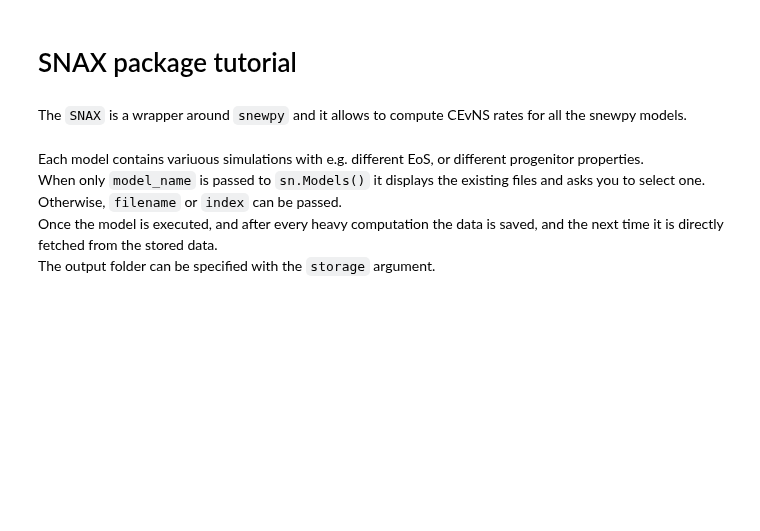
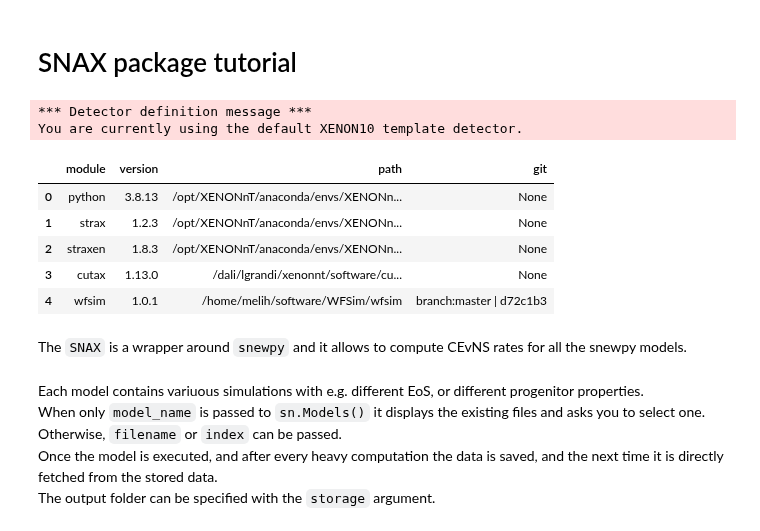
Before and after one commit to XENONnT/multimessenger, a Jupyter notebook: notebooks/SNAX-package_tutorial2-simulated_data.ipynb, the cells around one changed output. Drawn from its saved outputs; the diff is of its cells as text; code cells hidden in the pictures; blank space fills up the shorter version.

```diff
--- a/notebooks/SNAX-package_tutorial2-simulated_data.ipynb
+++ b/notebooks/SNAX-package_tutorial2-simulated_data.ipynb
@@ -11,6 +11,18 @@ import plotly.express as px
 import astropy.units as u
 import matplotlib.pyplot as plt
 from matplotlib.colors import LogNorm
+# %%
+import straxen
+straxen.print_versions(('strax', 'straxen', 'cutax', 'wfsim'))
+# %% [output]
+*** Detector definition message ***
+You are currently using the default XENON10 template detector.
+|  | module | version | path | git |
+| 0 | python | 3.8.13 | /opt/XENONnT/anaconda/envs/XENONn... | None |
+| 1 | strax | 1.2.3 | /opt/XENONnT/anaconda/envs/XENONn... | None |
+| 2 | straxen | 1.8.3 | /opt/XENONnT/anaconda/envs/XENONn... | None |
+| 3 | cutax | 1.13.0 | /dali/lgrandi/xenonnt/software/cu... | None |
+| 4 | wfsim | 1.0.1 | /home/melih/software/WFSim/wfsim | branch:master | d72c1b3 |
 # %% [markdown]
 The `SNAX` is a wrapper around `snewpy` and it allows to compute CEvNS rates for all the snewpy models.
 # %% [markdown]
```
Also changed, not shown: parts of 36 cells of this notebook.
